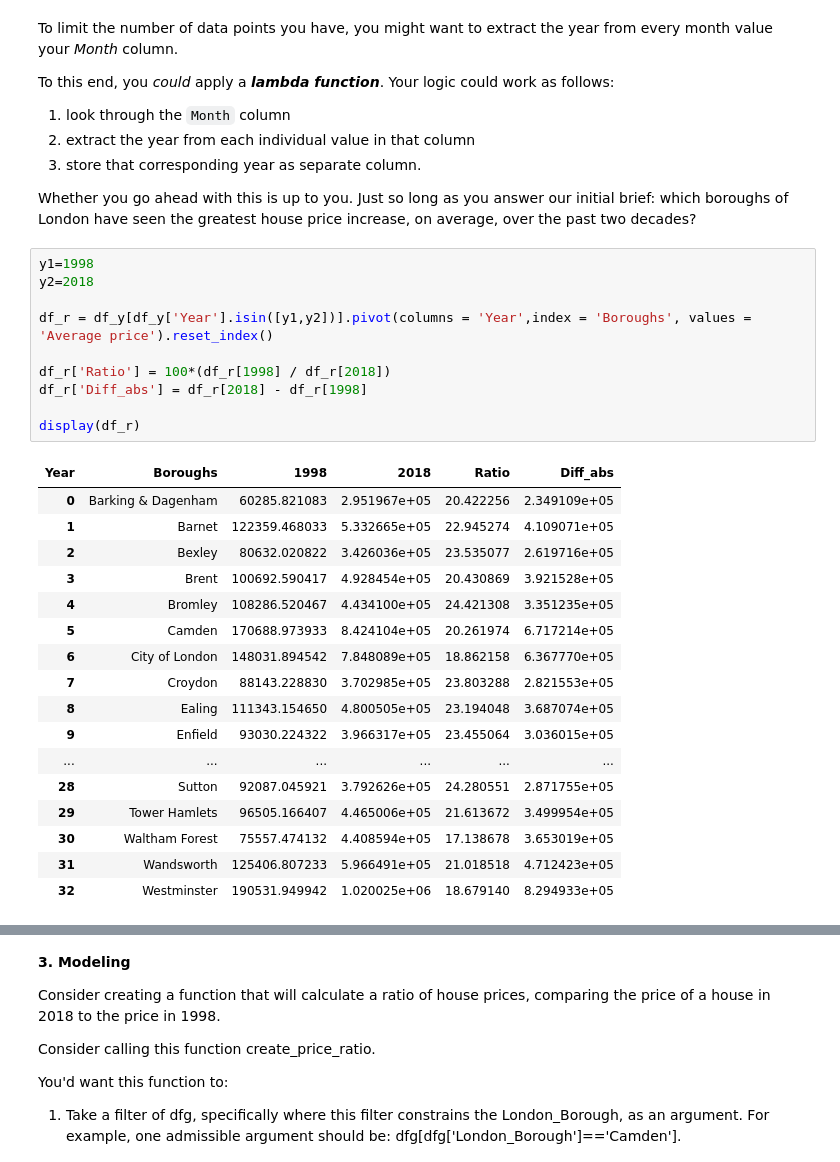
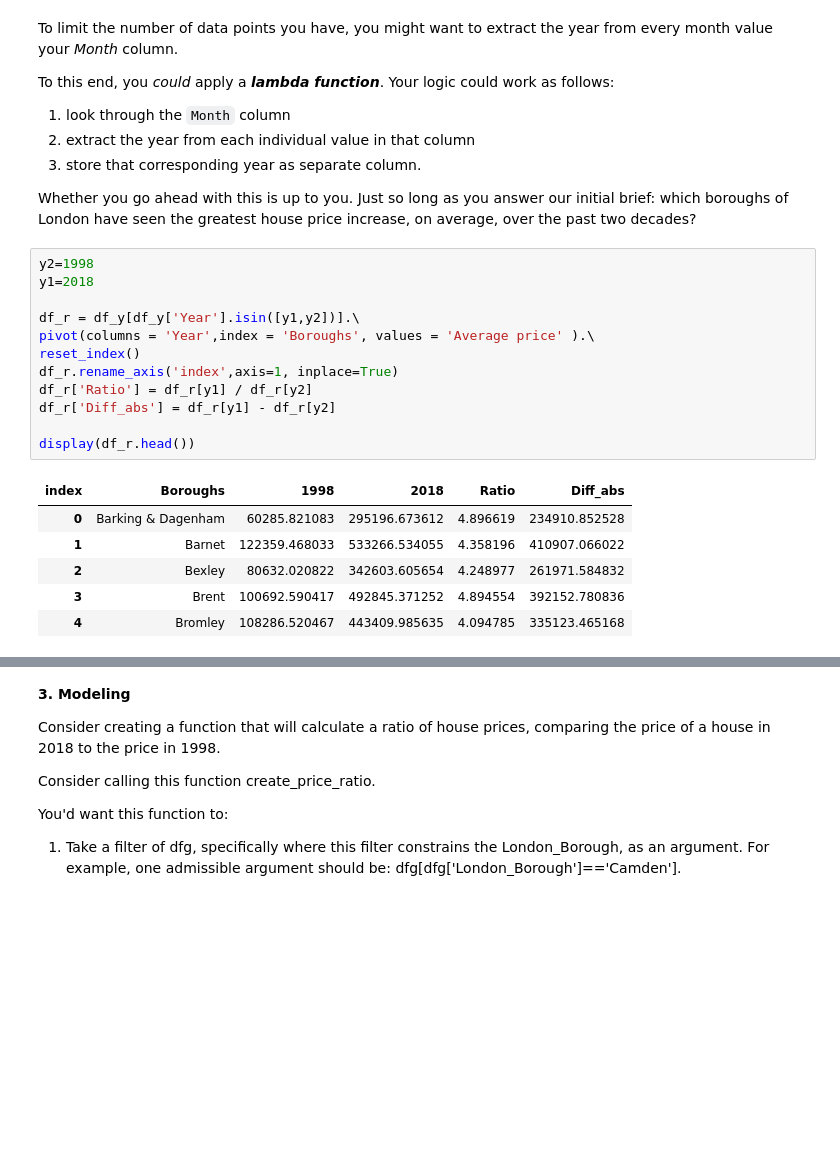
Before and after one commit to gritsenkosasha/springboard, a Jupyter notebook: Unit 4/Unit 4 Challenge - Tier 3_Ahrytsenka.ipynb, the cells around one changed output, grey strips where cells are left out. Drawn from its saved outputs; the diff is of its cells as text; blank space fills up the shorter version.

```diff
--- a/Unit 4/Unit 4 Challenge - Tier 3_Ahrytsenka.ipynb
+++ b/Unit 4/Unit 4 Challenge - Tier 3_Ahrytsenka.ipynb
@@ -259,32 +261,23 @@ To this end, you *could* apply a ***lambda function***. Your logic could work as
 
 Whether you go ahead with this is up to you. Just so long as you answer our initial brief: which boroughs of London have seen the greatest house price increase, on average, over the past two decades?
 # %%
-y1=1998
-y2=2018
+y2=1998
+y1=2018
 
-df_r = df_y[df_y['Year'].isin([y1,y2])].pivot(columns = 'Year',index = 'Boroughs', values = 'Average price').reset_index()
+df_r = df_y[df_y['Year'].isin([y1,y2])].\
+pivot(columns = 'Year',index = 'Boroughs', values = 'Average price' ).\
+reset_index()
+df_r.rename_axis('index',axis=1, inplace=True)
+df_r['Ratio'] = df_r[y1] / df_r[y2]
+df_r['Diff_abs'] = df_r[y1] - df_r[y2]
 
-df_r['Ratio'] = 100*(df_r[1998] / df_r[2018])
-df_r['Diff_abs'] = df_r[2018] - df_r[1998]
-
-display(df_r)
+display(df_r.head())
 # %% [output]
-| Year | Boroughs | 1998 | 2018 | Ratio | Diff_abs |
-| 0 | Barking & Dagenham | 60285.821083 | 2.951967e+05 | 20.422256 | 2.349109e+05 |
-| 1 | Barnet | 122359.468033 | 5.332665e+05 | 22.945274 | 4.109071e+05 |
-| 2 | Bexley | 80632.020822 | 3.426036e+05 | 23.535077 | 2.619716e+05 |
-| 3 | Brent | 100692.590417 | 4.928454e+05 | 20.430869 | 3.921528e+05 |
-| 4 | Bromley | 108286.520467 | 4.434100e+05 | 24.421308 | 3.351235e+05 |
-| 5 | Camden | 170688.973933 | 8.424104e+05 | 20.261974 | 6.717214e+05 |
-| 6 | City of London | 148031.894542 | 7.848089e+05 | 18.862158 | 6.367770e+05 |
-| 7 | Croydon | 88143.228830 | 3.702985e+05 | 23.803288 | 2.821553e+05 |
-| 8 | Ealing | 111343.154650 | 4.800505e+05 | 23.194048 | 3.687074e+05 |
-| 9 | Enfield | 93030.224322 | 3.966317e+05 | 23.455064 | 3.036015e+05 |
-| ... | ... | ... | ... | ... | ... |
-| 28 | Sutton | 92087.045921 | 3.792626e+05 | 24.280551 | 2.871755e+05 |
-| 29 | Tower Hamlets | 96505.166407 | 4.465006e+05 | 21.613672 | 3.499954e+05 |
-| 30 | Waltham Forest | 75557.474132 | 4.408594e+05 | 17.138678 | 3.653019e+05 |
-| 31 | Wandsworth | 125406.807233 | 5.966491e+05 | 21.018518 | 4.712423e+05 |
-| 32 | Westminster | 190531.949942 | 1.020025e+06 | 18.679140 | 8.294933e+05 |
+| index | Boroughs | 1998 | 2018 | Ratio | Diff_abs |
+| 0 | Barking & Dagenham | 60285.821083 | 295196.673612 | 4.896619 | 234910.852528 |
+| 1 | Barnet | 122359.468033 | 533266.534055 | 4.358196 | 410907.066022 |
+| 2 | Bexley | 80632.020822 | 342603.605654 | 4.248977 | 261971.584832 |
+| 3 | Brent | 100692.590417 | 492845.371252 | 4.894554 | 392152.780836 |
+| 4 | Bromley | 108286.520467 | 443409.985635 | 4.094785 | 335123.465168 |
 # %%
 df_r.sort_values('Ratio', inplace=True)
```
Also changed, not shown: parts of 9 cells of this notebook.
